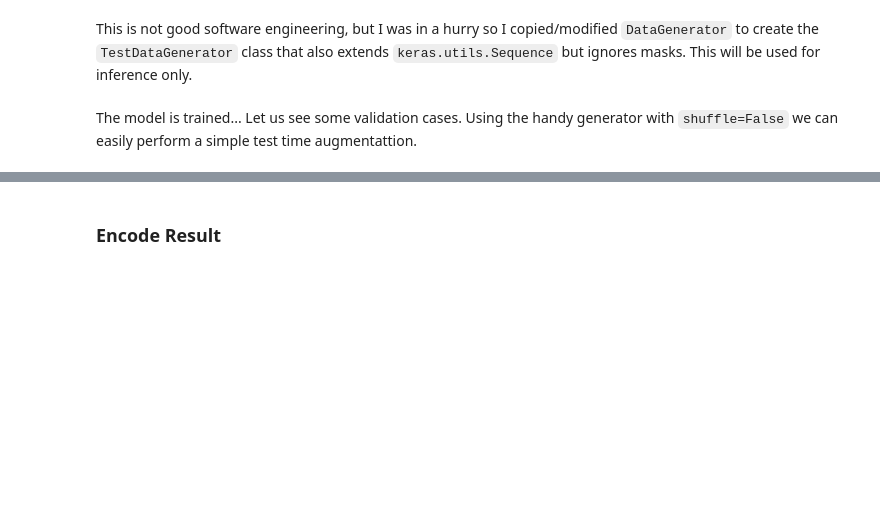
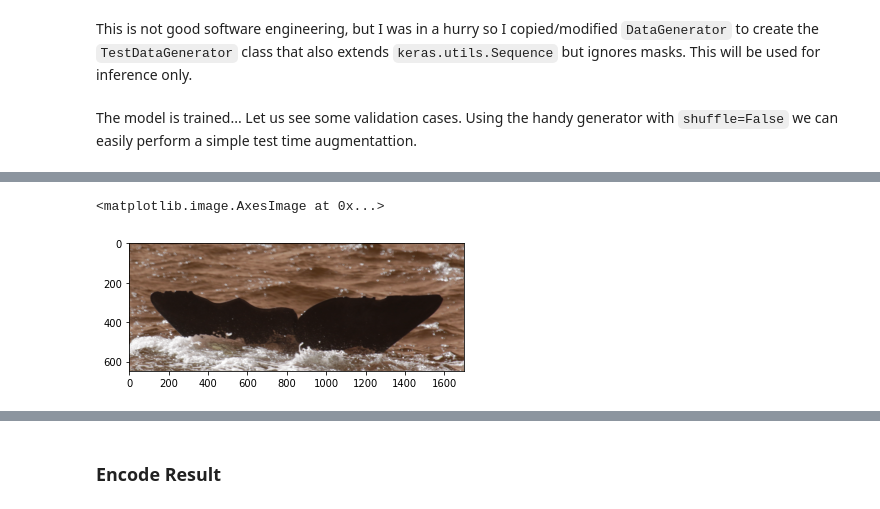
Before and after one commit to philippschw/whale_pytorch, a Jupyter notebook: masks/generalizing-whale-masks-with-masked-results_whalechallenge.ipynb, the cells around one changed output, grey strips where cells are left out. Cells and saved outputs as stored; diff of their text form; code cells hidden in the pictures; blank space fills up the shorter version.

```diff
--- a/masks/generalizing-whale-masks-with-masked-results_whalechallenge.ipynb
+++ b/masks/generalizing-whale-masks-with-masked-results_whalechallenge.ipynb
@@ -381,0 +383,5 @@ TARGET_VAL.shape
+# %%
+plt.imshow(cv2.imread(WC_PATH + img_files[3]))
+# %% [output]
+<matplotlib.image.AxesImage at 0x...>
+[figure, added]
```
Also changed, not shown: parts of 22 cells of this notebook, 8 other files.
